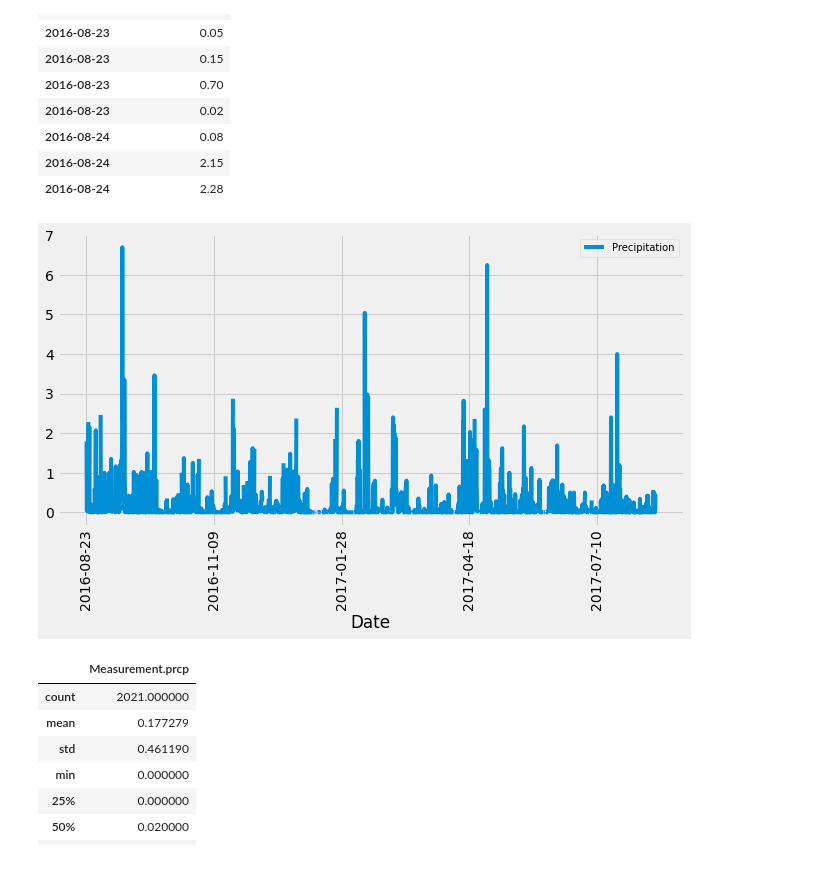
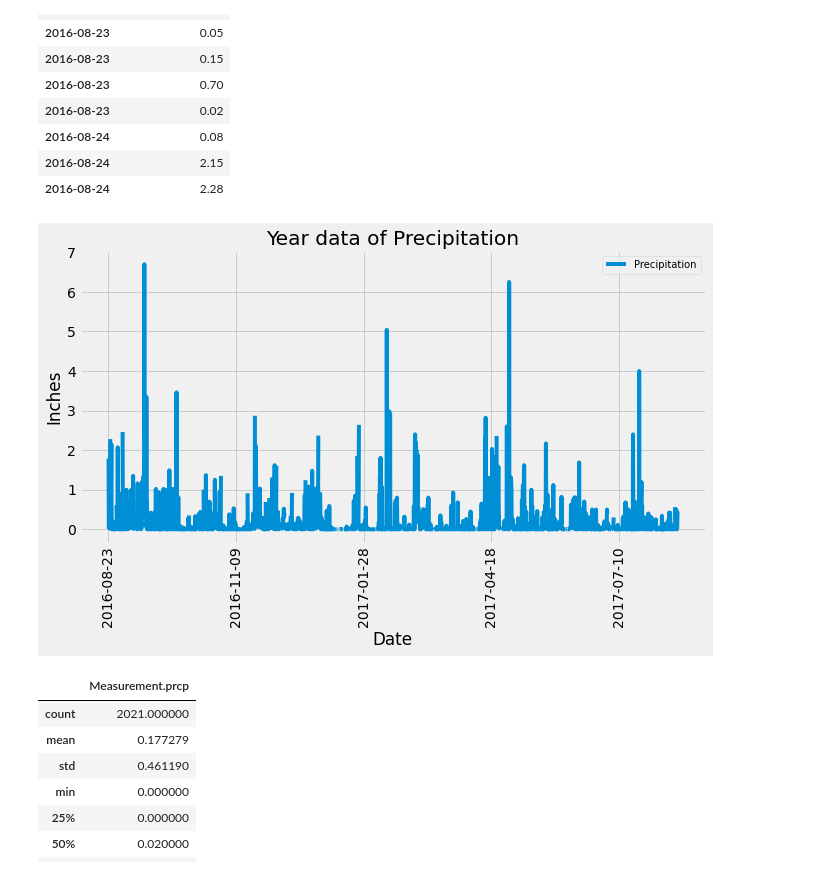
Before and after one commit to laquita44/sqlalchemy-challenge, a Jupyter notebook: Instructions/climate_starter.ipynb, the cells around one changed output. Cells and saved outputs as stored; diff of their text form; code cells hidden in the pictures.

```diff
--- a/Instructions/climate_starter.ipynb
+++ b/Instructions/climate_starter.ipynb
@@ -155,14 +155,15 @@ df.head(10)
 | 2016-08-24 | 2.28 |
 # %%
 # Use Pandas Plotting with Matplotlib to plot the data
-df.plot(rot=90, figsize = (10, 5));
+ax = df.plot(rot=90, figsize = (10, 5));
 ax.set_ylabel("Inches");
-plt.legend(['Precipitation'], fontsize=10)
+ax.set_title("Year data of Precipitation")
+plt.legend(["Precipitation"], fontsize=10)
 plt.xlabel("Date")
 # Save an image of the chart and print it to the screen
 plt.savefig("Images/Precipitation_scores.png")
 # %% [output]
-[figure, old version]
+[figure, new version]
 # %%
 # Use Pandas to calcualte the summary statistics for the precipitation data
 statistics = df.describe()
```
Also changed, not shown: parts of 2 cells of this notebook, 1 other file.
